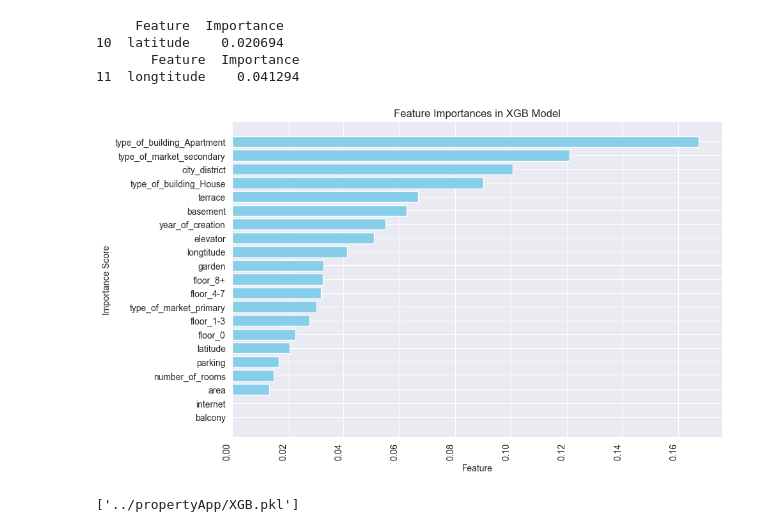
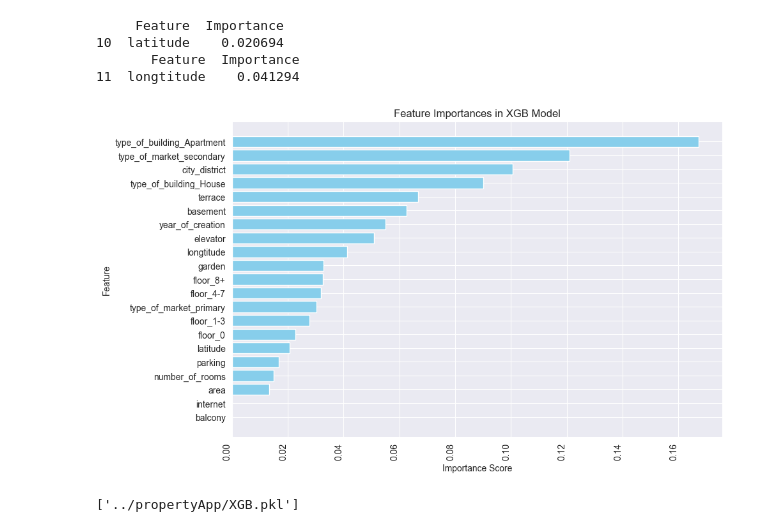
Before and after one commit to Krzy-Doma/Real_estate_price_forecasting, a Jupyter notebook: modeling/xgb.ipynb, the cells around one changed output. Drawn from its saved outputs; the diff is of its cells as text; code cells hidden in the pictures.

```diff
--- a/modeling/xgb.ipynb
+++ b/modeling/xgb.ipynb
@@ -149,17 +149,17 @@ print(feature_importance_df[feature_importance_df['Feature'] == 'longtitude'])
 # %%
 import matplotlib.pyplot as plt
 
 plt.figure(figsize=(10, 6))
 plt.barh(feature_importance_df['Feature'], feature_importance_df['Importance'], color='skyblue')
-plt.xlabel('Feature')
-plt.ylabel('Importance Score')
+plt.xlabel('Importance Score')
+plt.ylabel('Feature')
 plt.title('Feature Importances in XGB Model')
 plt.xticks(rotation=90, ha='right')
 plt.tight_layout()
 plt.savefig('../propertyApp/XGB_importance.png')
 plt.show()
 # %% [output]
-[figure, old version]
+[figure, new version]
 # %%
 import joblib
 
```
Also changed, not shown: 7 other files.
